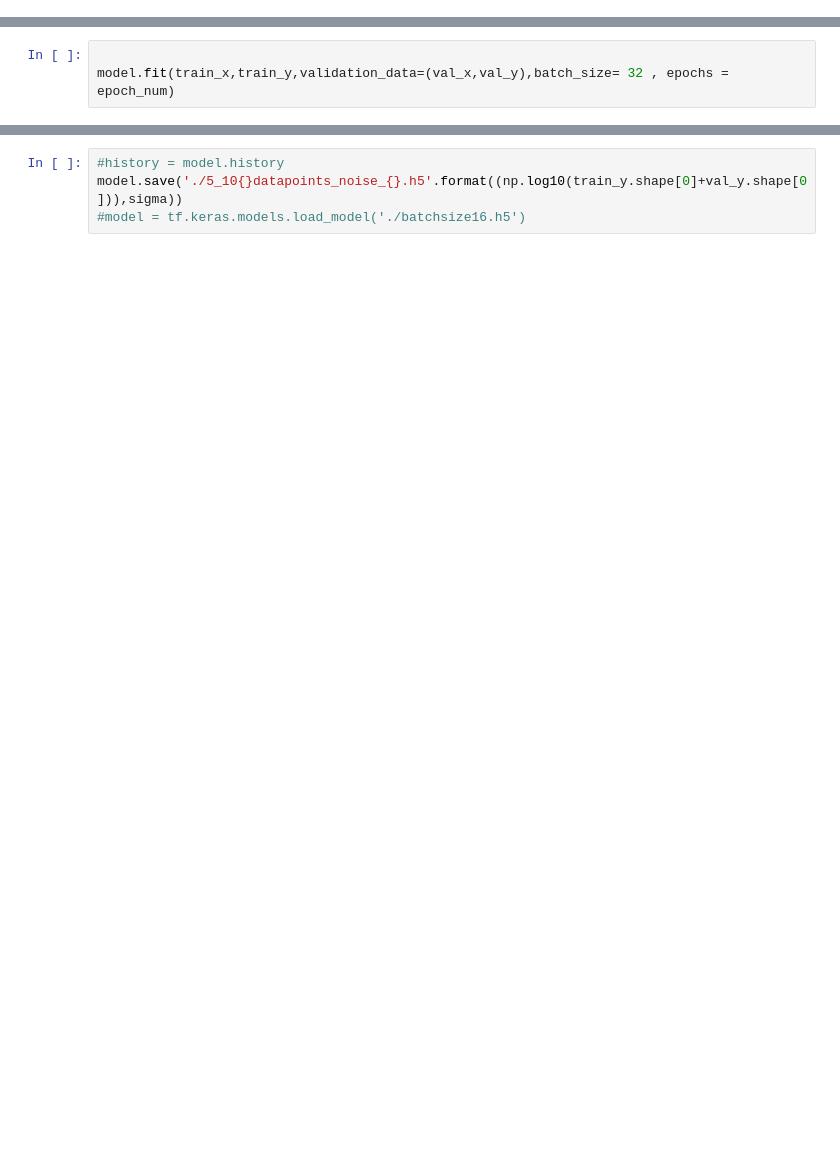
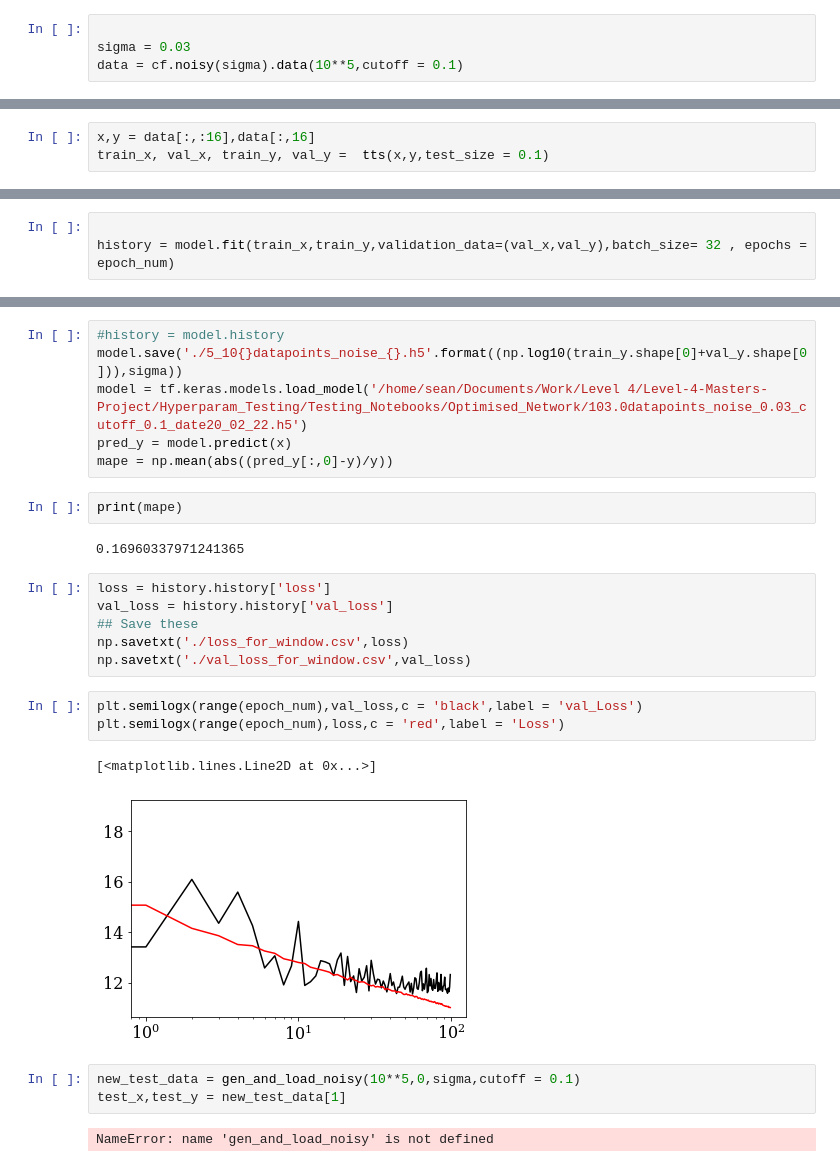
Before and after one commit to seancraven/Level-4-Masters-Project, a Jupyter notebook: Hyperparam_Testing/Testing_Notebooks/Optimised_Network/Guassian_noise_trained_netowrk.ipynb, the cells around one changed output, grey strips where cells are left out. Saved outputs shown, nothing was run; the diff lists cells and outputs as text; blank space fills up the shorter version.

```diff
--- a/Hyperparam_Testing/Testing_Notebooks/Optimised_Network/Guassian_noise_trained_netowrk.ipynb
+++ b/Hyperparam_Testing/Testing_Notebooks/Optimised_Network/Guassian_noise_trained_netowrk.ipynb
@@ -42,0 +35,4 @@ opt = keras.optimizers.Adam(beta_1= 0.9, beta_2= 0.98)
+# %%
+
+sigma = 0.03
+data = cf.noisy(sigma).data(10**5,cutoff = 0.1)
@@ -43 +44,4 @@ opt = keras.optimizers.Adam(beta_1= 0.9, beta_2= 0.98)
+# %%
+x,y = data[:,:16],data[:,16]
+train_x, val_x, train_y, val_y =  tts(x,y,test_size = 0.1)
 # %%
@@ -93,4 +98,4 @@ epoch_num = 100
 # %%
 
-model.fit(train_x,train_y,validation_data=(val_x,val_y),batch_size= 32 , epochs = epoch_num)
+history = model.fit(train_x,train_y,validation_data=(val_x,val_y),batch_size= 32 , epochs = epoch_num)
 # %% [output]
@@ -115,4 +120,27 @@ Epoch 47/100
 # %%
 #history = model.history
 model.save('./5_10{}datapoints_noise_{}.h5'.format((np.log10(train_y.shape[0]+val_y.shape[0])),sigma))
-#model = tf.keras.models.load_model('./batchsize16.h5')
+model = tf.keras.models.load_model('/home/sean/Documents/Work/Level 4/Level-4-Masters-Project/Hyperparam_Testing/Testing_Notebooks/Optimised_Network/103.0datapoints_noise_0.03_cutoff_0.1_date20_02_22.h5')
+pred_y = model.predict(x)
+mape = np.mean(abs((pred_y[:,0]-y)/y))
+# %%
+print(mape)
+# %% [output]
+0.16960337971241365
+# %%
+loss = history.history['loss']
+val_loss = history.history['val_loss']
+## Save these
+np.savetxt('./loss_for_window.csv',loss)
+np.savetxt('./val_loss_for_window.csv',val_loss)
+# %%
+plt.semilogx(range(epoch_num),val_loss,c = 'black',label = 'val_Loss')
+plt.semilogx(range(epoch_num),loss,c = 'red',label = 'Loss')
+# %% [output]
+[<matplotlib.lines.Line2D at 0x...>]
+[figure, added]
+# %%
+new_test_data = gen_and_load_noisy(10**5,0,sigma,cutoff = 0.1)
+test_x,test_y = new_test_data[1]
+# %% [output]
+NameError: name 'gen_and_load_noisy' is not defined
```
Also changed, not shown: parts of 12 cells of this notebook, 16 other files.
